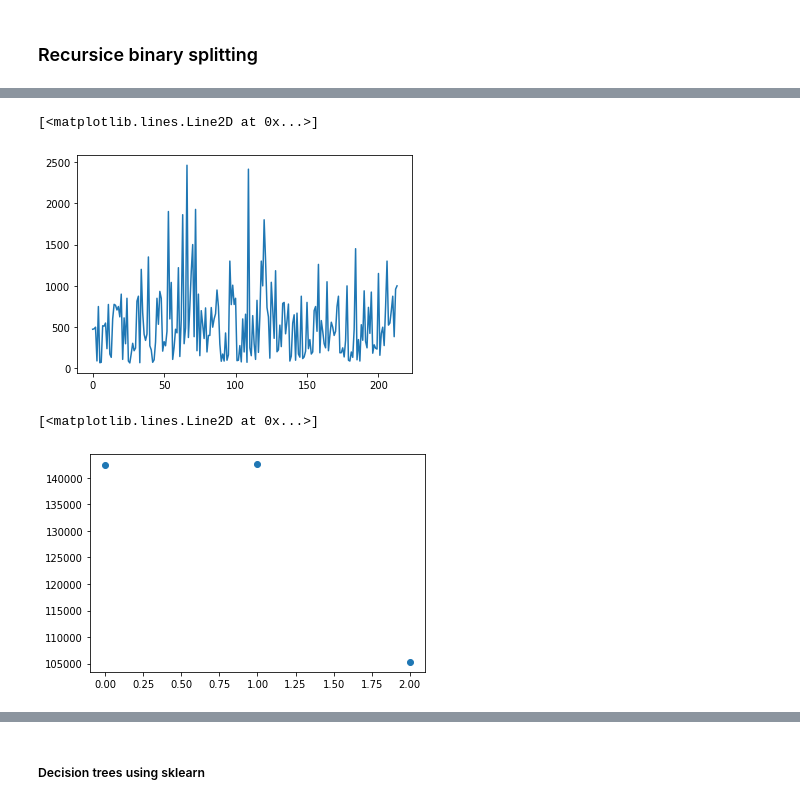
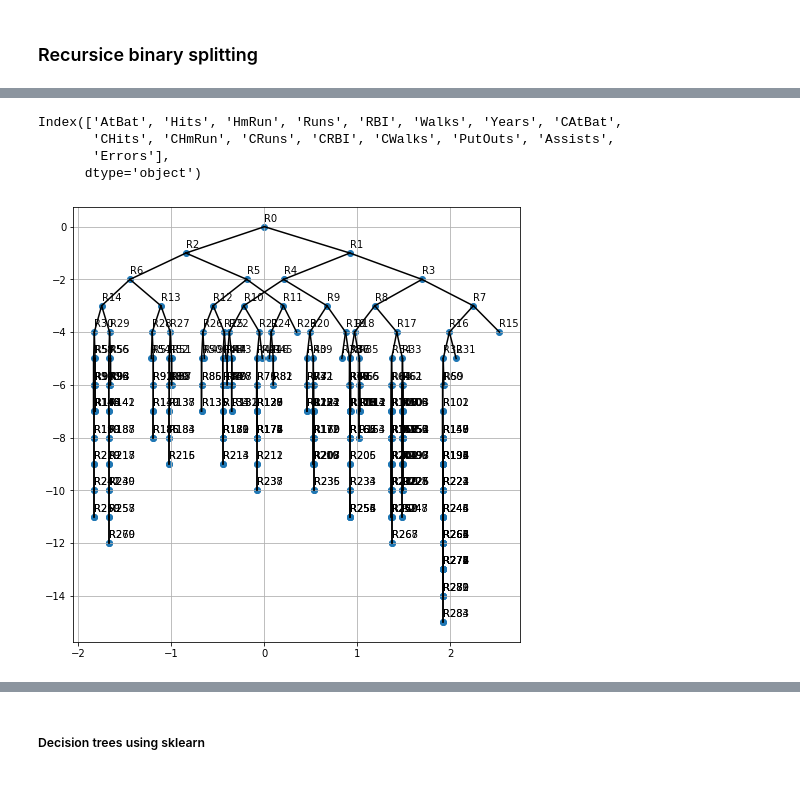
Before and after one commit to TimVrtac/Machine-Learining-Study, a Jupyter notebook: Chapter 8 - Tree-based methods.ipynb, the cells around one changed output, grey strips where cells are left out. Cells and saved outputs as stored; diff of their text form; code cells hidden in the pictures.

```diff
--- a/Chapter 8 - Tree-based methods.ipynb
+++ b/Chapter 8 - Tree-based methods.ipynb
@@ -207,10 +63,17 @@ for r_size in [50, 30, 10]:
-# %%
-plt.plot(refs[50])
-# %% [output]
-[<matplotlib.lines.Line2D at 0x...>]
-[figure, removed]
-# %%
-plt.plot((ms.MSE(np.array(predictions[50]), np.array(refs[50])),ms.MSE(np.array(predictions[30]), np.array(refs[30])),ms.MSE(np.array(predictions[10]), np.array(refs[10]))),'o')
-# %% [output]
-[<matplotlib.lines.Line2D at 0x...>]
-[figure, removed]
+# %%
+hitters_num.columns
+# %% [output]
+Index(['AtBat', 'Hits', 'HmRun', 'Runs', 'RBI', 'Walks', 'Years', 'CAtBat',
+       'CHits', 'CHmRun', 'CRuns', 'CRBI', 'CWalks', 'PutOuts', 'Assists',
+       'Errors'],
+      dtype='object')
+# %%
+features = ['Hits', 'Runs', 'Walks', 'Years', 'RBI']
+r_size=3
+my_tree, y_ref_vals, y_classified, heritage = dt.decision_tree(hitters_num[features],
+                                                            salary_log,
+                                                            s_partitions=30,
+                                                            R_size_max=r_size,
+                                                           plot_ = True)
+# %% [output]
+[figure, added]
```
Also changed, not shown: parts of 27 cells of this notebook, 2 other files.
